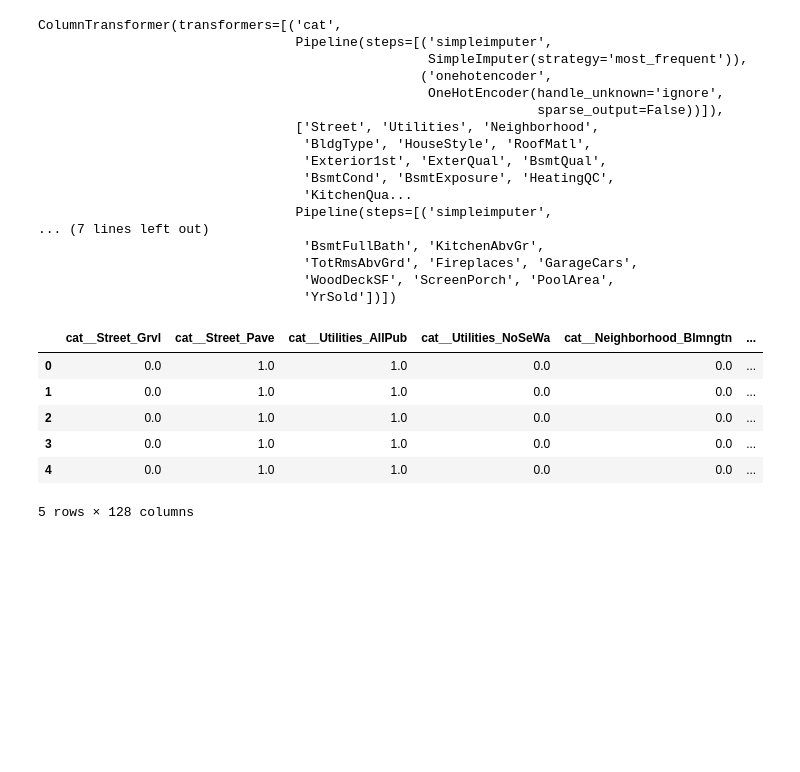
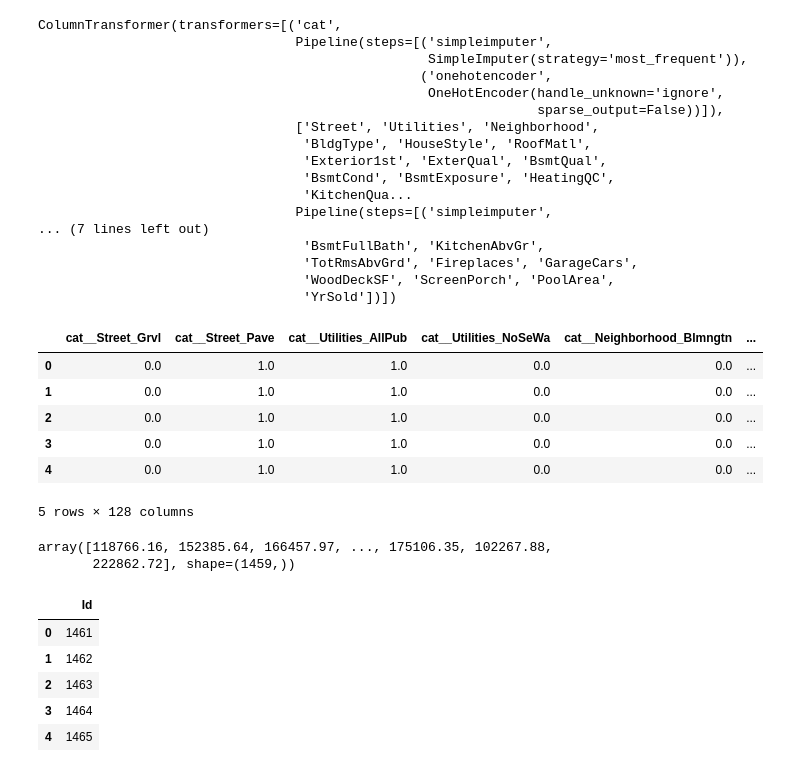
Before and after one commit to Kanchan20-Mandal/ML_module, a Jupyter notebook: Regression Project/SalesPrice prediction-backward elimination.ipynb, the cells around one changed output. Saved outputs shown, nothing was run; the diff lists cells and outputs as text; code cells hidden in the pictures; blank space fills up the shorter version.

```diff
--- a/Regression Project/SalesPrice prediction-backward elimination.ipynb
+++ b/Regression Project/SalesPrice prediction-backward elimination.ipynb
@@ -594,3 +594,20 @@ xnew_pre.head()
 | 3 | 0.0 | 1.0 | 1.0 | 0.0 | 0.0 | ... |
 | 4 | 0.0 | 1.0 | 1.0 | 0.0 | 0.0 | ... |
 5 rows × 128 columns
+# %%
+ypreds = best_ridge.predict(xnew_pre)
+ypreds = ypreds.round(2)
+ypreds
+# %% [output]
+array([118766.16, 152385.64, 166457.97, ..., 175106.35, 102267.88,
+       222862.72], shape=(1459,))
+# %%
+submissions = xnew[["Id"]]
+submissions.head()
+# %% [output]
+|  | Id |
+| 0 | 1461 |
+| 1 | 1462 |
+| 2 | 1463 |
+| 3 | 1464 |
+| 4 | 1465 |
```
Also changed, not shown: parts of 21 cells of this notebook, 3 other files.
